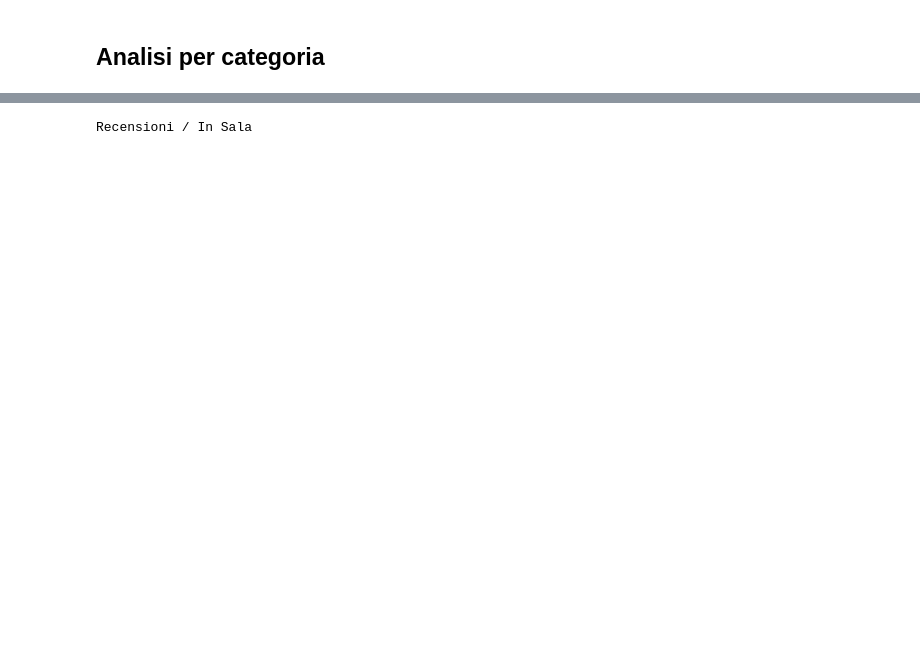
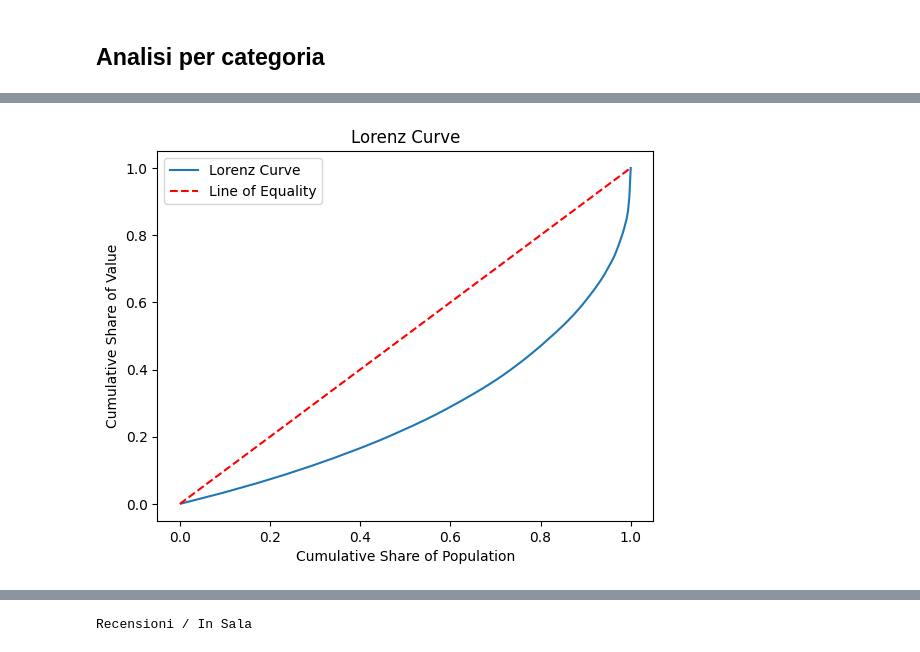
Before and after one commit to mandel94/td_toolkit, a Jupyter notebook: reports/weekly/weekly_nb.ipynb, the cells around one changed output, grey strips where cells are left out. Drawn from its saved outputs; the diff is of its cells as text; code cells hidden in the pictures; blank space fills up the shorter version.

```diff
--- a/reports/weekly/weekly_nb.ipynb
+++ b/reports/weekly/weekly_nb.ipynb
@@ -212 +215,101 @@ Cult Movies                  0.316113
 Name: screenPageViews, dtype: float64
+# %%
+# Def function that takes a pd.Series and returns the gini coefficient of the values
+def gini_coefficient(x: pd.Series) -> float:
+    # Based on https://en.wikipedia.org/wiki/Gini_coefficient#Calculation
+    # Ensure no negative values
+    x = x[x >= 0]
+    n = len(x)
+    if n == 0:
+        return 0.0
+    sorted_x = x.sort_values()
+    cumulative_x = sorted_x.cumsum()
+    sum_x = cumulative_x.iloc[-1]
+    if sum_x == 0:
+        return 0.0
+    gini = (2 * cumulative_x.sum()) / (n * sum_x) - (n + 1) / n
+    return gini
+
+
+def plot_lorenz_curve(x: pd.Series):
+    import numpy as np
+    import matplotlib.pyplot as plt
+
+    sorted_x = np.sort(x)
+    cumulative_x = np.cumsum(sorted_x)
+    cumulative_x = cumulative_x / cumulative_x[-1]
+    cumulative_population = np.arange(1, len(cumulative_x) + 1) / len(cumulative_x)
+
+    plt.plot(cumulative_population, cumulative_x, label="Lorenz Curve")
+    plt.plot([0, 1], [0, 1], linestyle="--", color="red", label="Line of Equality")
+    plt.title("Lorenz Curve")
+    plt.xlabel("Cumulative Share of Population")
+    plt.ylabel("Cumulative Share of Value")
+    plt.legend()
+    plt.show()
+
+
+def store_gini_coefficient(gini: float, filepath: str, reset_same_date: bool = False):
+    """
+    Store gini coefficient by appending it to previously existing rows in the file.
+    The data model is (timestamp, datetime, gini_coefficient).
+    If reset_same_date is True, remove existing entries for the same date before adding the new one.
+    """
+    from datetime import datetime
+    import os
+
+    timestamp = int(datetime.now().timestamp())
+    date_str = datetime.now().strftime("%Y-%m-%d %H:%M:%S")
+    current_date = datetime.now().strftime("%Y-%m-%d")
+
+    file_exists = os.path.isfile(filepath)
+
+    if reset_same_date and file_exists:
+        # Read existing data and filter out entries from the same date
+        existing_data = pd.read_csv(filepath)
+        existing_data['date_only'] = pd.to_datetime(existing_data['datetime']).dt.strftime("%Y-%m-%d")
+        filtered_data = existing_data[existing_data['date_only'] != current_date]
+
+        # Write filtered data back
+        filtered_data[['timestamp', 'datetime', 'gini_coefficient']].to_csv(filepath, index=False)
+
+        # Append new row
+        with open(filepath, 'a') as f:
+            f.write(f"{timestamp},{date_str},{gini}\n")
+    else:
+        # Standard append mode
+        with open(filepath, 'a') as f:
+            if not file_exists:
+                f.write("timestamp,datetime,gini_coefficient\n")
+            f.write(f"{timestamp},{date_str},{gini}\n")
+
+
+def plot_gini_over_time(filepath: str):
+    import pandas as pd
+    import matplotlib.pyplot as plt
+
+    gini_data = pd.read_csv(filepath)
+    gini_data["datetime"] = pd.to_datetime(gini_data["datetime"])
+
+    plt.plot(gini_data["datetime"], gini_data["gini_coefficient"], marker="o")
+    plt.title("Gini Coefficient of page views Over Time")
+    plt.xlabel("Date")
+    plt.ylabel("Gini Coefficient")
+    plt.xticks(rotation=45)
+    plt.grid()
+    plt.show()
+
+
+gini_coefficient(data["screenPageViews"])
+
+plot_lorenz_curve(data["screenPageViews"])
+
+store_gini_coefficient(
+    gini_coefficient(data["screenPageViews"]),
+    "../../output/weekly/gini_coefficient.csv",
+    reset_same_date=True,
+)
+
+plot_gini_over_time("../../output/weekly/gini_coefficient.csv")
+# %% [output]
+[figure, added]
```
Also changed, not shown: parts of 8 cells of this notebook, 9 other files.
